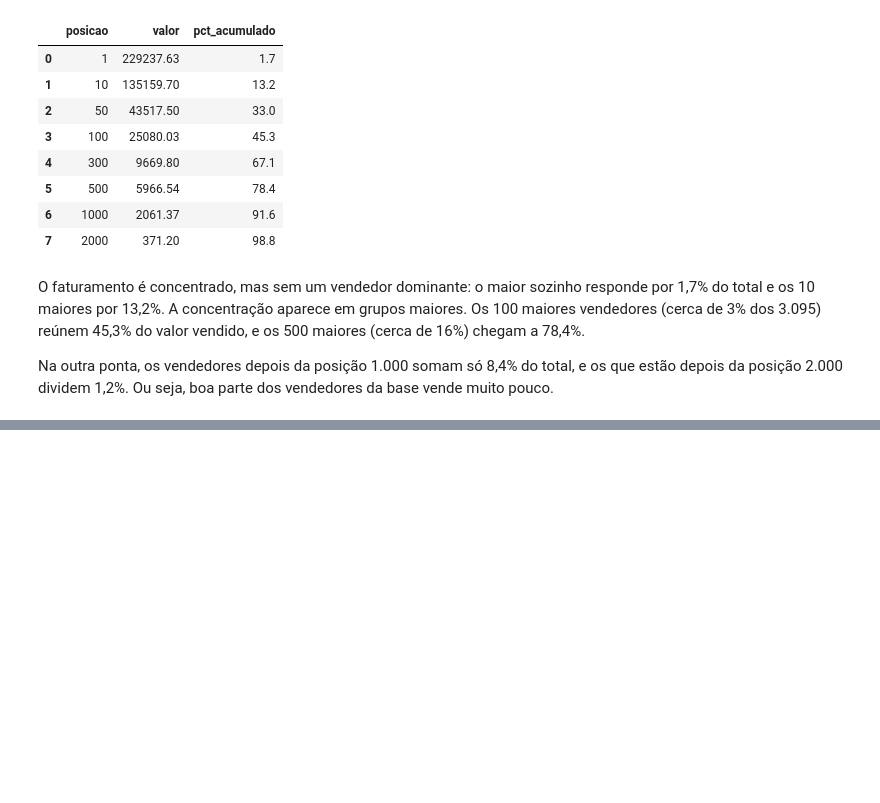
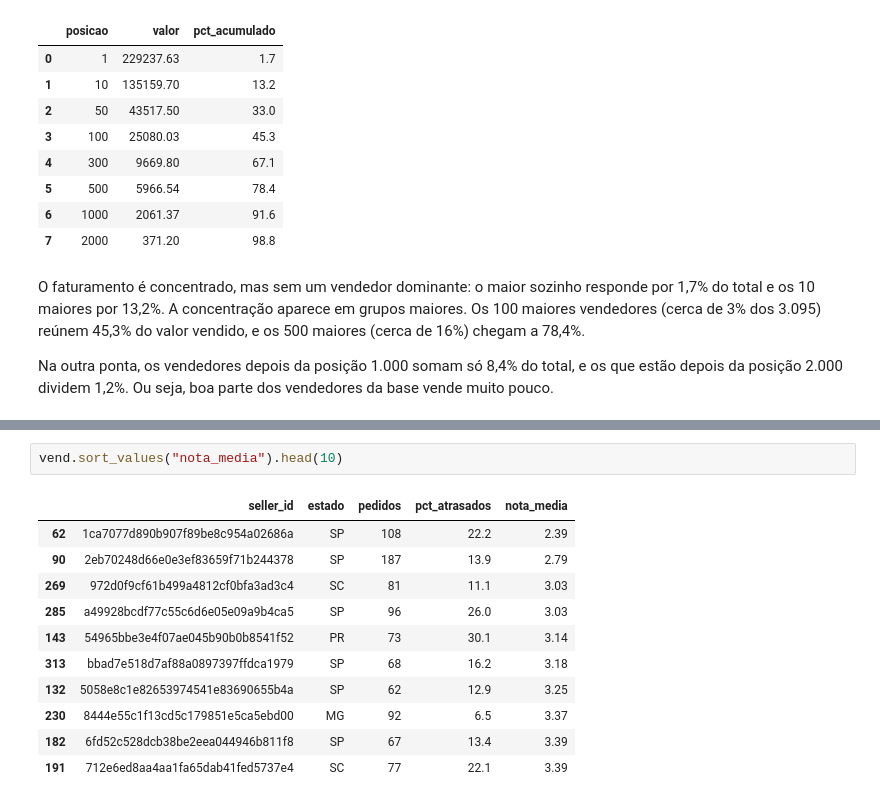
Before and after one commit to paulorcmj/analise-vendedores-olist, a Jupyter notebook: notebooks/01_consultas.ipynb, the cells around one changed output, grey strips where cells are left out. Drawn from its saved outputs; the diff is of its cells as text; blank space fills up the shorter version.

```diff
--- a/notebooks/01_consultas.ipynb
+++ b/notebooks/01_consultas.ipynb
@@ -116,0 +175,14 @@ Na outra ponta, os vendedores depois da posição 1.000 somam só 8,4% do total,
+# %%
+vend.sort_values("nota_media").head(10)
+# %% [output]
+|  | seller_id | estado | pedidos | pct_atrasados | nota_media |
+| 62 | 1ca7077d890b907f89be8c954a02686a | SP | 108 | 22.2 | 2.39 |
+| 90 | 2eb70248d66e0e3ef83659f71b244378 | SP | 187 | 13.9 | 2.79 |
+| 269 | 972d0f9cf61b499a4812cf0bfa3ad3c4 | SC | 81 | 11.1 | 3.03 |
+| 285 | a49928bcdf77c55c6d6e05e09a9b4ca5 | SP | 96 | 26.0 | 3.03 |
+| 143 | 54965bbe3e4f07ae045b90b0b8541f52 | PR | 73 | 30.1 | 3.14 |
+| 313 | bbad7e518d7af88a0897397ffdca1979 | SP | 68 | 16.2 | 3.18 |
+| 132 | 5058e8c1e82653974541e83690655b4a | SP | 62 | 12.9 | 3.25 |
+| 230 | 8444e55c1f13cd5c179851e5ca5ebd00 | MG | 92 | 6.5 | 3.37 |
+| 182 | 6fd52c528dcb38be2eea044946b811f8 | SP | 67 | 13.4 | 3.39 |
+| 191 | 712e6ed8aa4aa1fa65dab41fed5737e4 | SC | 77 | 22.1 | 3.39 |
```
Also changed, not shown: parts of 10 cells of this notebook.
